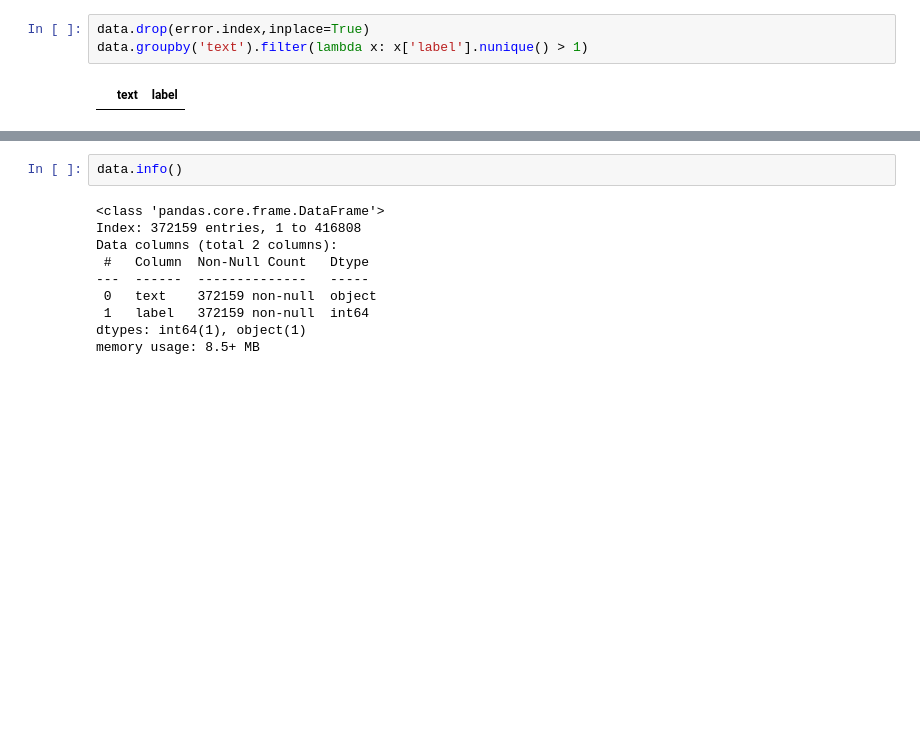
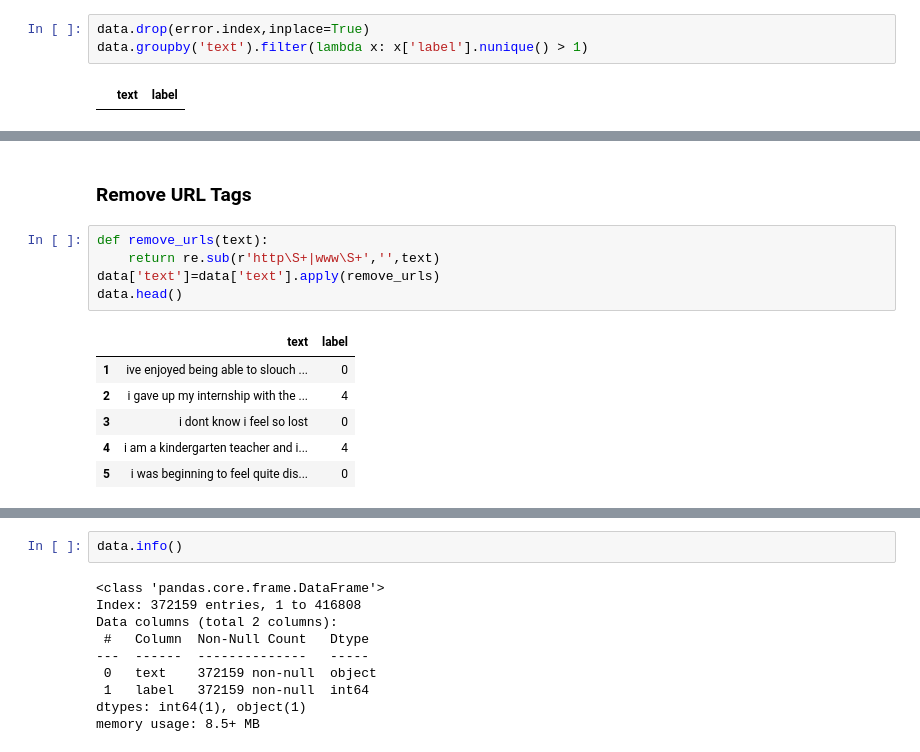
Before and after one commit to AL1Skey/Emotion-English-Text-Prediction, a Jupyter notebook: notebook.ipynb, the cells around one changed output, grey strips where cells are left out. Cells and saved outputs as stored; diff of their text form; blank space fills up the shorter version.

```diff
--- a/notebook.ipynb
+++ b/notebook.ipynb
@@ -48,0 +76,14 @@ data.groupby('text').filter(lambda x: x['label'].nunique() > 1)
+# %% [markdown]
+### Remove URL Tags
+# %%
+def remove_urls(text):
+    return re.sub(r'http\S+|www\S+','',text)
+data['text']=data['text'].apply(remove_urls)
+data.head()
+# %% [output]
+|  | text | label |
+| 1 | ive enjoyed being able to slouch ... | 0 |
+| 2 | i gave up my internship with the ... | 4 |
+| 3 | i dont know i feel so lost | 0 |
+| 4 | i am a kindergarten teacher and i... | 4 |
+| 5 | i was beginning to feel quite dis... | 0 |
```
Also changed, not shown: parts of 30 cells of this notebook, 2 other files.
